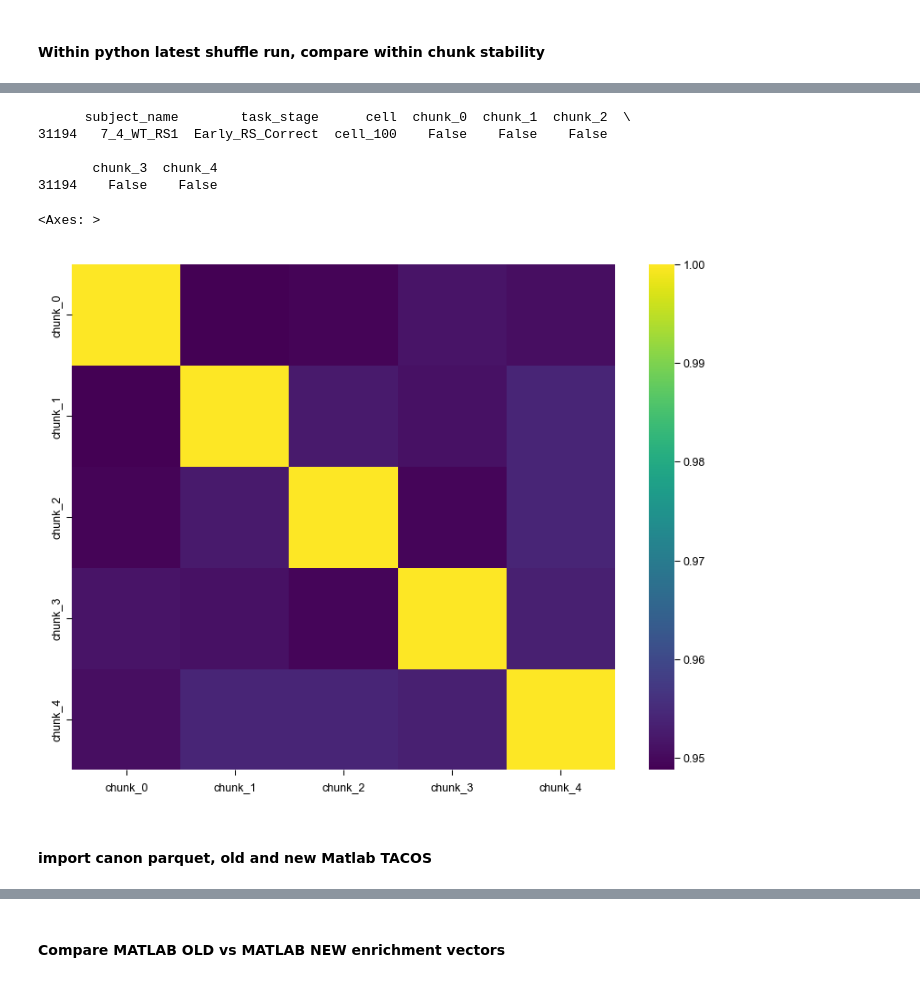
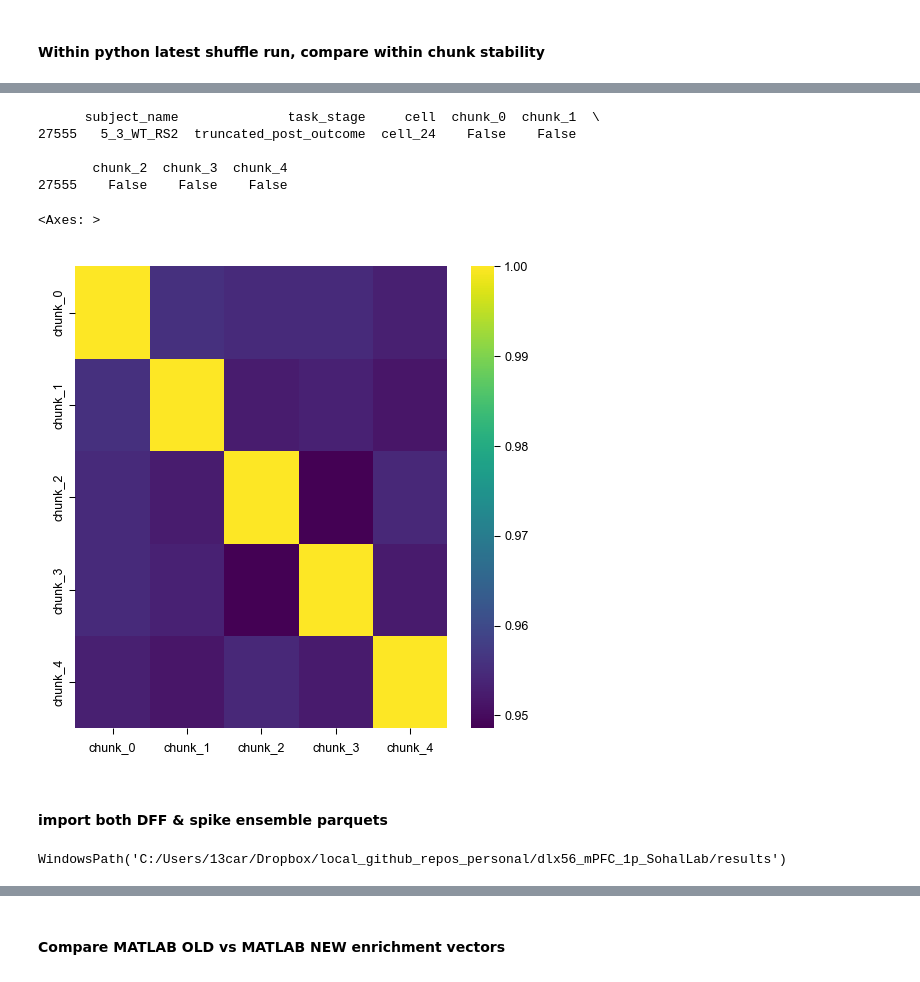
Before and after one commit to cjohnsoncruz/dlx56_mPFC_1p_SohalLab, a Jupyter notebook: code/preprocess matlab data v5_no_tseries_tests.ipynb, the cells around one changed output, grey strips where cells are left out. Cells and saved outputs as stored; diff of their text form; code cells hidden in the pictures.

```diff
--- a/code/preprocess matlab data v5_no_tseries_tests.ipynb
+++ b/code/preprocess matlab data v5_no_tseries_tests.ipynb
@@ -297,17 +182,13 @@ def add_task_stage_to_raster_df(raster_df, analysis_config):
 def label_frame_sections_df(df: pd.DataFrame, label_col: str,*,
                             section_names=("pre_outcome", "post_outcome", "ITI"),
                             ):
-    """
-    Vectorized: assign each frame one of {pre_outcome, post_outcome, ITI}. Tie-breaks at 4 (IA) and 11 (RS) go to post_outcome (overwrite order).
-
-    Parameters
-    ----------
+    """    Vectorized: assign each frame one of {pre_outcome, post_outcome, ITI}. Tie-breaks at 4 (IA) and 11 (RS) go to post_outcome (overwrite order).
+    Inputs:
     df : DataFrame with one row per frame
     label_col : name of column holding per-frame integer labels
     section_names : (pre_outcome, post_outcome, ITI)
 
-    Returns
-    -------
+    Returns:
     pd.Series (object) of section names aligned to df.index
     """
     pre_outcome, post_outcome, iti = section_names
@@ -332,10 +213,7 @@ def label_frame_sections_df(df: pd.DataFrame, label_col: str,*,
     return out
 
 def truncate_post_outcome_to_15s(raster_df, fps=20, max_seconds=15, truncate_post = True):
-    """
-    Truncate post_outcome periods to first 15 seconds (300 frames at 20fps).
-    Modifies task_stage labels for frames beyond truncation.
-    """
+    """     Truncate post_outcome periods to first 15 seconds (300 frames at 20fps). Modifies task_stage labels for frames beyond truncation.    """
     max_frames = fps * max_seconds  # 300 frames
 
     raster_df['truncated_post'] =  truncate_post # New column to indicate truncation
@@ -349,7 +227,6 @@ def truncate_post_outcome_to_15s(raster_df, fps=20, max_seconds=15, truncate_pos
 
             # Get post_outcome frames for this trial
             trial_post = raster_df[post_outcome_mask & (raster_df['trial_num'] == trial)]
-
             if len(trial_post) == 0:
                 continue
 
@@ -756,21 +624,25 @@ all_chunked_ensembles
 # %%
-enriched_by_chunk = all_chunked_ensembles.pivot_table(
-    index=['subject_name', 'task_stage', 'cell'], columns='chunk_index',values='enriched',aggfunc='first')
+enriched_by_chunk = all_chunked_ensembles.pivot_table(index=['subject_name', 'task_stage', 'cell'], columns='chunk_index',values='enriched',aggfunc='first')
 
 enriched_by_chunk.columns = [f'chunk_{i}' for i in enriched_by_chunk.columns]
 chunk_col = [c for c in enriched_by_chunk.columns if 'chunk_' in c]
 enriched_by_chunk=enriched_by_chunk.reset_index()
 # Add summary columns
 print(enriched_by_chunk.sample())
+fig, ax = plt.subplots(figsize=(4,4))
 sns.heatmap(enriched_by_chunk[chunk_col].corr(), vmax = 1, cmap='viridis')
 # %% [output]
-      subject_name        task_stage      cell  chunk_0  chunk_1  chunk_2  \
-31194   7_4_WT_RS1  Early_RS_Correct  cell_100    False    False    False
+      subject_name              task_stage     cell  chunk_0  chunk_1  \
+27555   5_3_WT_RS2  truncated_post_outcome  cell_24    False    False
 
-       chunk_3  chunk_4
-31194    False    False
+       chunk_2  chunk_3  chunk_4
+27555    False    False    False
 <Axes: >
-[figure, old version]
+[figure, new version]
 # %% [markdown]
-#### import canon parquet, old and new Matlab TACOS
+#### import both DFF & spike ensemble parquets
+# %%
+results_dir
+# %% [output]
+WindowsPath('C:/Users/13car/Dropbox/local_github_repos_personal/dlx56_mPFC_1p_SohalLab/results')
 # %%
```
Also changed, not shown: parts of 27 cells of this notebook, 8 other files.
